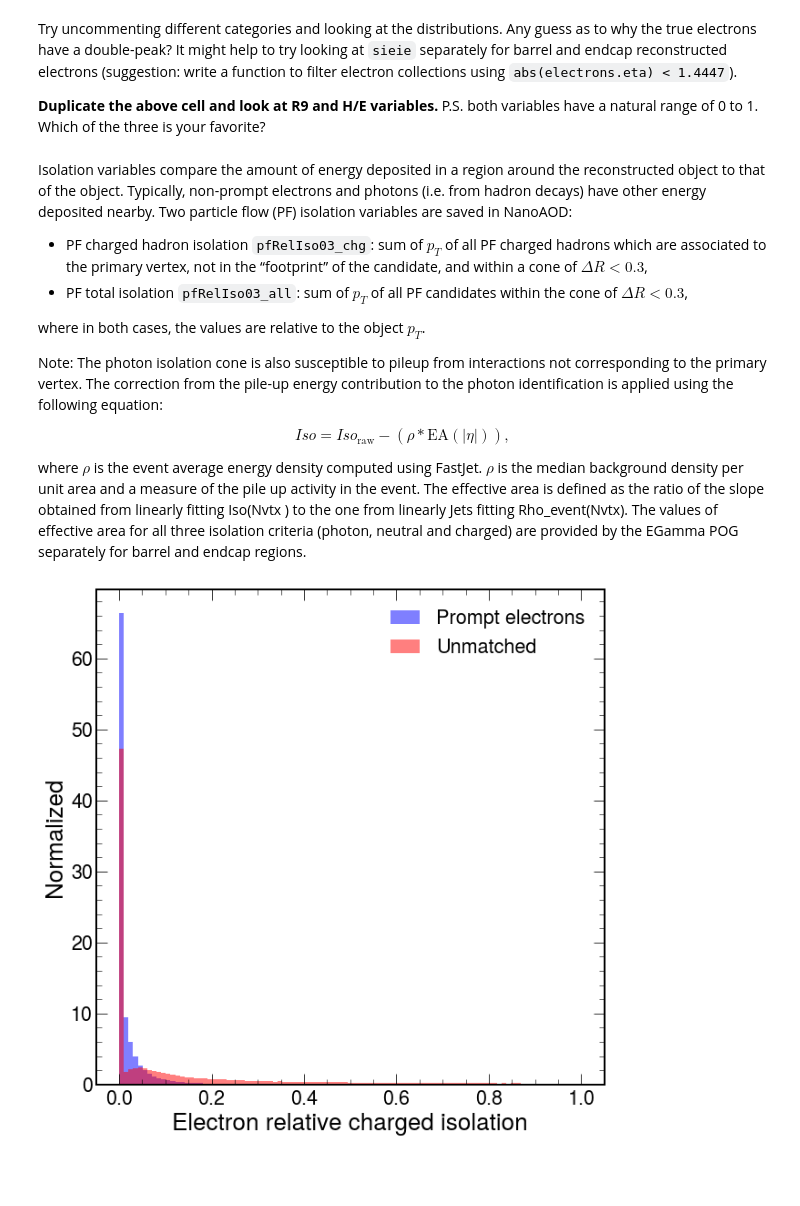
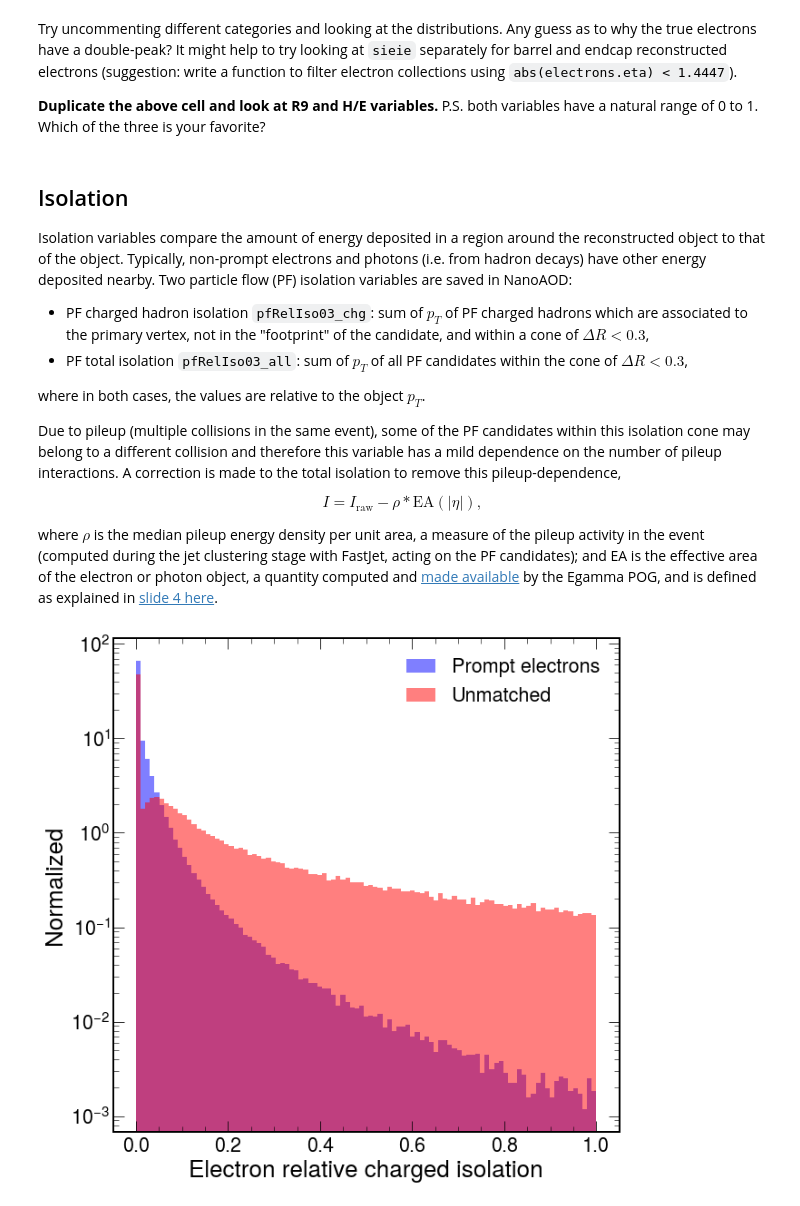
Before and after one commit to FNALLPC/egamma-hats, a Jupyter notebook: exercise.ipynb, the cells around one changed output. Cells and saved outputs as stored; diff of their text form; code cells hidden in the pictures; blank space fills up the shorter version.

```diff
--- a/exercise.ipynb
+++ b/exercise.ipynb
@@ -293,38 +298,36 @@ Try uncommenting different categories and looking at the distributions.  Any gue
 **Duplicate the above cell and look at R9 and H/E variables.**  P.S. both variables have a natural range of 0 to 1.
 Which of the three is your favorite?
 # %% [markdown]
+## Isolation
+
 Isolation variables compare the amount of energy deposited in a region around the reconstructed object to that of the object.  Typically, non-prompt electrons and photons (i.e. from hadron decays) have other energy deposited nearby.  Two particle flow (PF) isolation variables are saved in NanoAOD:
 
-   * PF charged hadron isolation `pfRelIso03_chg`: sum of $p_{T}$ of all PF charged hadrons which are associated to the primary vertex, not in the “footprint” of the candidate, and within a cone of $\Delta R < 0.3$,
+   * PF charged hadron isolation `pfRelIso03_chg`: sum of $p_{T}$ of PF charged hadrons which are associated to the primary vertex, not in the "footprint" of the candidate, and within a cone of $\Delta R < 0.3$,
    * PF total isolation `pfRelIso03_all`: sum of $p_{T}$ of all PF candidates within the cone of $\Delta R < 0.3$,
 
 where in both cases, the values are relative to the object $p_{T}$.
 
-Note: The photon isolation cone is also susceptible to pileup from interactions not corresponding to the primary vertex. The correction from the pile-up energy contribution to the photon identification is applied using the following equation:
+Due to pileup (multiple collisions in the same event), some of the PF candidates within this isolation cone may belong to a different collision and therefore this variable has a mild dependence on the number of pileup interactions.  A correction is made to the total isolation to remove this pileup-dependence,
 
-$$Iso = Iso_{\text{raw}} - (\rho * \text{EA}(|\eta|)),$$
+$$I = I_{\text{raw}} - \rho * \text{EA}(|\eta|),$$
 
-where $\rho$ is the event average energy density computed using FastJet.  $\rho$ is the median background density per unit area and a measure of the pile up activity in the event.  The effective area is defined as the ratio of the slope obtained from linearly fitting Iso(Nvtx ) to the one from linearly Jets fitting Rho_event(Nvtx). The values of effective area for all three isolation criteria (photon, neutral and charged) are provided by the EGamma POG separately for barrel and endcap regions.
+where $\rho$ is the median pileup energy density per unit area, a measure of the pileup activity in the event (computed during the jet clustering stage with FastJet, acting on the PF candidates); and EA is the effective area of the electron or photon object, a quantity computed and [made available](https://github.com/lsoffi/cmssw/blob/CMSSW_9_2_X_TnP/RecoEgamma/ElectronIdentification/data/Fall17/effAreaElectrons_cone03_pfNeuHadronsAndPhotons_92X.txt) by the Egamma POG, and is defined as explained in [slide 4 here](https://indico.cern.ch/event/662749/contributions/2763091/attachments/1545124/2424854/talk_electron_ID_fall17.pdf).
 # %%
-%matplotlib inline
-import matplotlib.pyplot as plt
-import mplhep
-plt.style.use(mplhep.style.ROOT)
-
 fig, ax = plt.subplots()
 ax.set_xlabel(r'Electron relative charged isolation')
 common_opts = {
     'alpha': 0.5,
     'bins': np.linspace(0, 1, 100),
     'density': True,
 }
 
 ax.hist(prompt_electrons.pfRelIso03_chg.flatten(), color='blue', label='Prompt electrons', **common_opts)
 # ax.hist(photon_fakes.pfRelIso03_chg.flatten(), color='green', label='Photons', **common_opts)
 # ax.hist(nonprompt_electrons.pfRelIso03_chg.flatten(), color='orange', label='Non-prompt electrons', **common_opts)
 ax.hist(unmatched.pfRelIso03_chg.flatten(), color='red', label='Unmatched', **common_opts)
 
 ax.legend()
+ax.set_yscale('log')
 ax.set_ylabel('Normalized' if common_opts['density'] else 'Events');
 # %% [output]
-[figure, old version]
+[figure, new version]
```
Also changed, not shown: parts of 9 cells of this notebook.
